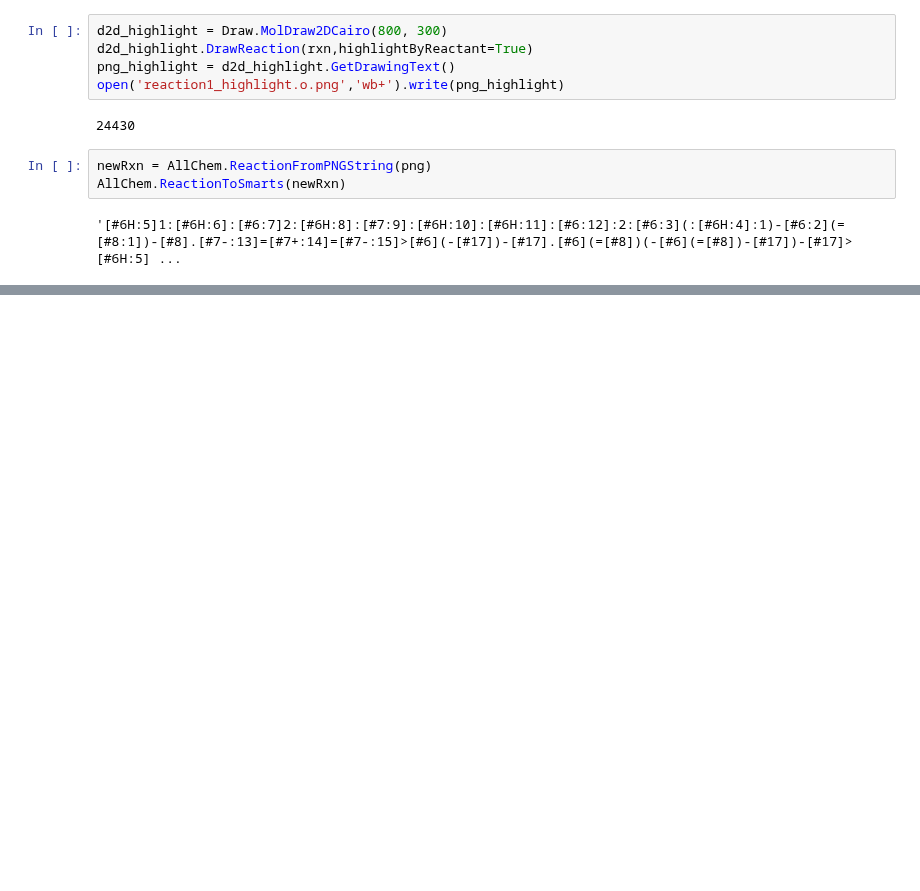
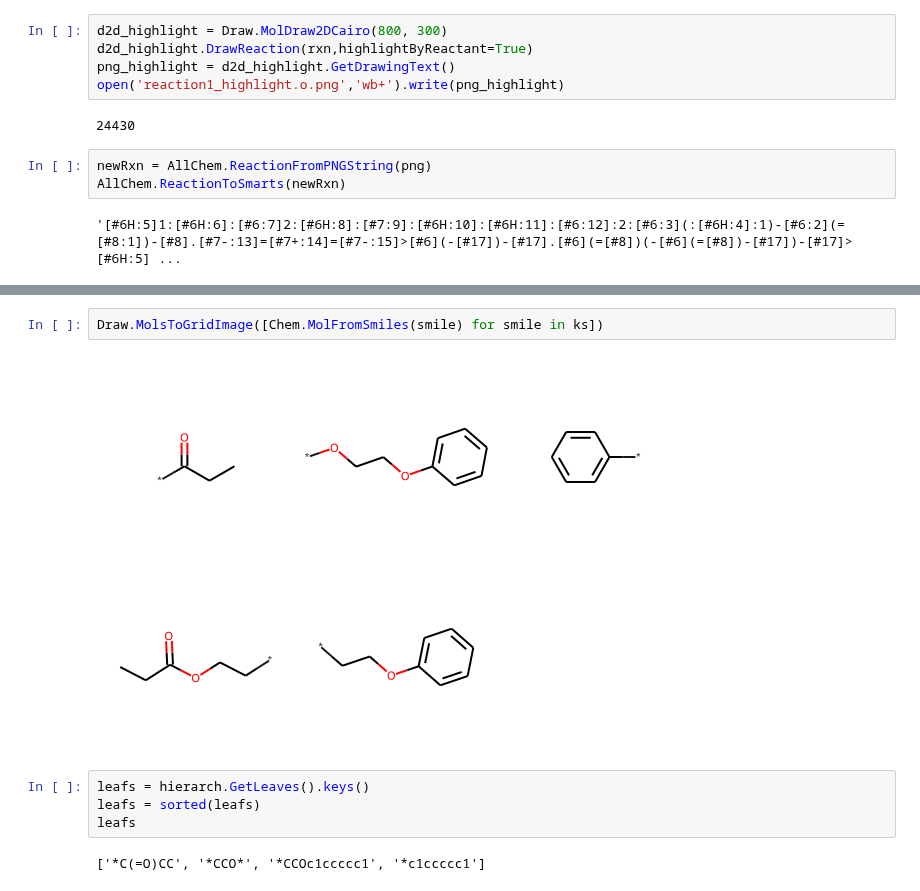
Before and after one commit to bertiewooster/RDKit-playing, a Jupyter notebook: tutorial_examples.ipynb, the cells around one changed output, grey strips where cells are left out. Cells and saved outputs as stored; diff of their text form; blank space fills up the shorter version.

```diff
--- a/tutorial_examples.ipynb
+++ b/tutorial_examples.ipynb
@@ -318,0 +339,10 @@ AllChem.ReactionToSmarts(newRxn)
+# %%
+Draw.MolsToGridImage([Chem.MolFromSmiles(smile) for smile in ks])
+# %% [output]
+[figure, added]
+# %%
+leafs = hierarch.GetLeaves().keys()
+leafs = sorted(leafs)
+leafs
+# %% [output]
+['*C(=O)CC', '*CCO*', '*CCOc1ccccc1', '*c1ccccc1']
```
Also changed, not shown: parts of 11 cells of this notebook, 2 other files.
